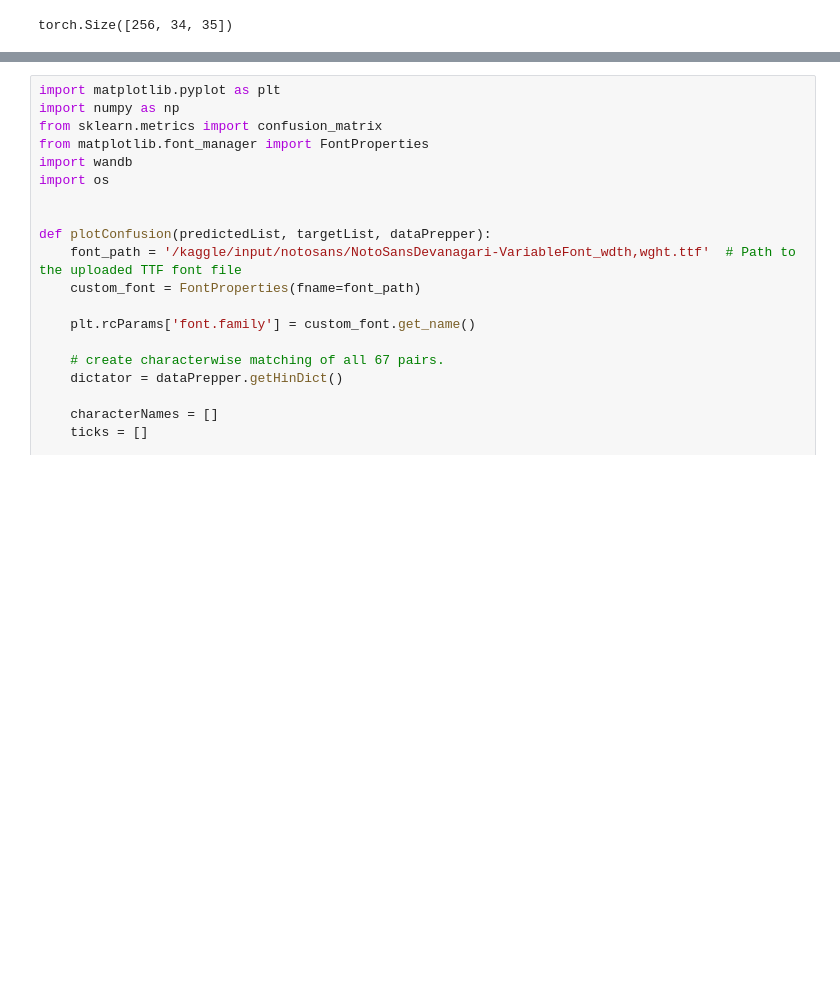
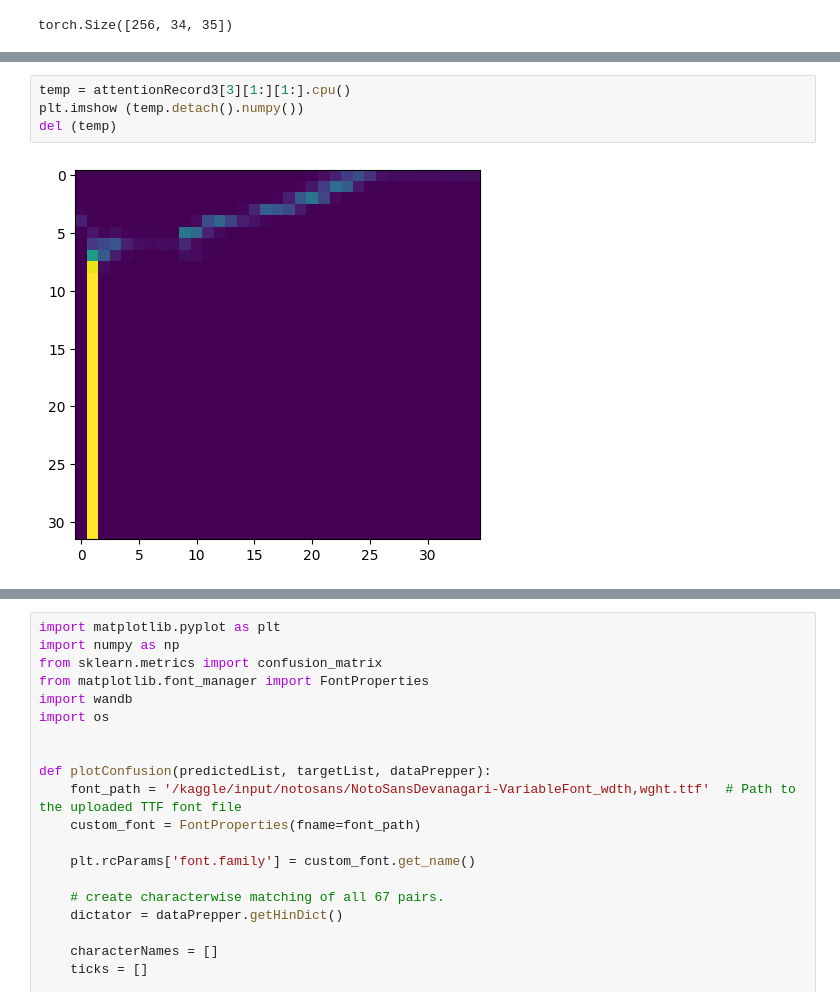
Before and after one commit to Barenya255/DLAssignment3, a Jupyter notebook: testingForAttentionAndHeatMaps.ipynb, the cells around one changed output, grey strips where cells are left out. Drawn from its saved outputs; the diff is of its cells as text; blank space fills up the shorter version.

```diff
--- a/testingForAttentionAndHeatMaps.ipynb
+++ b/testingForAttentionAndHeatMaps.ipynb
@@ -871,0 +871,6 @@ wandb: Appending key for api.wandb.ai to your netrc file: /root/.netrc
+# %%
+temp = attentionRecord3[3][1:][1:].cpu()
+plt.imshow (temp.detach().numpy())
+del (temp)
+# %% [output]
+[figure, added]
```
Also changed, not shown: parts of 10 cells of this notebook.
